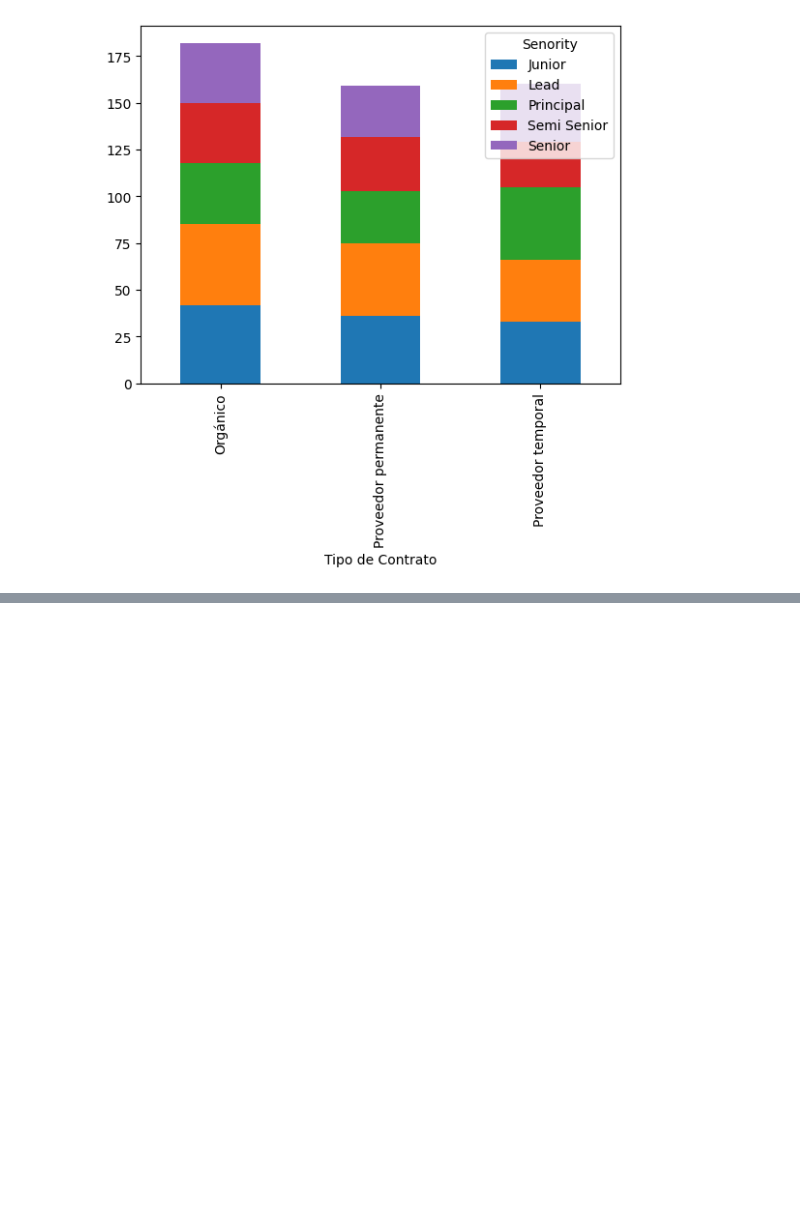
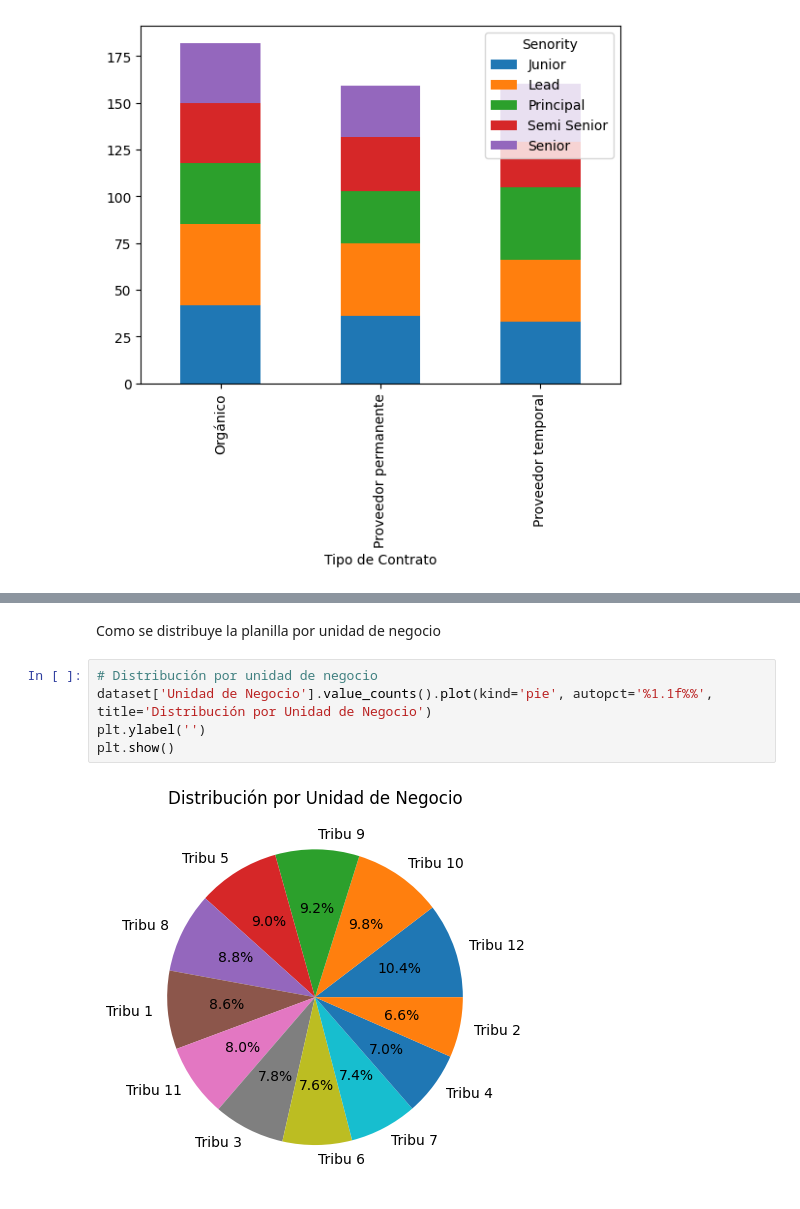
Before and after one commit to DArsem2306/Programa-Python-Utec, a Jupyter notebook: Proyecto/Graficos_Proyecto_UTEC.ipynb, the cells around one changed output, grey strips where cells are left out. Saved outputs shown, nothing was run; the diff lists cells and outputs as text; blank space fills up the shorter version.

```diff
--- a/Proyecto/Graficos_Proyecto_UTEC.ipynb
+++ b/Proyecto/Graficos_Proyecto_UTEC.ipynb
@@ -98,0 +140,9 @@ empleados_tipodecontrato.plot(kind='bar', stacked=True)
+# %% [markdown]
+Como se distribuye la planilla por unidad de negocio
+# %%
+# Distribución por unidad de negocio
+dataset['Unidad de Negocio'].value_counts().plot(kind='pie', autopct='%1.1f%%', title='Distribución por Unidad de Negocio')
+plt.ylabel('')
+plt.show()
+# %% [output]
+[figure, added]
```
Also changed, not shown: parts of 18 cells of this notebook.
